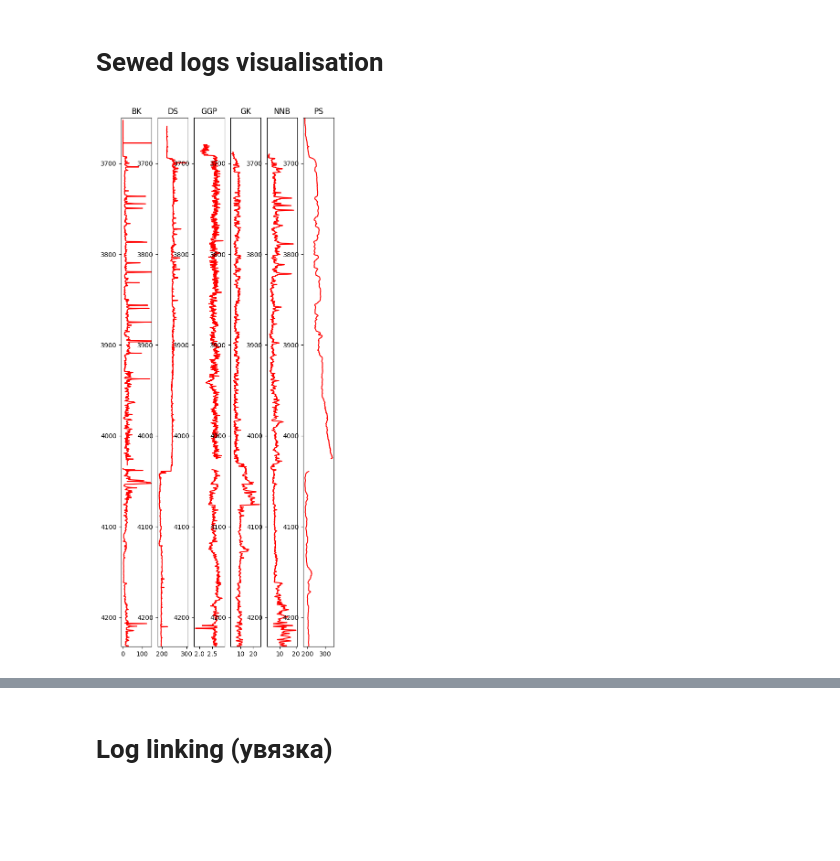
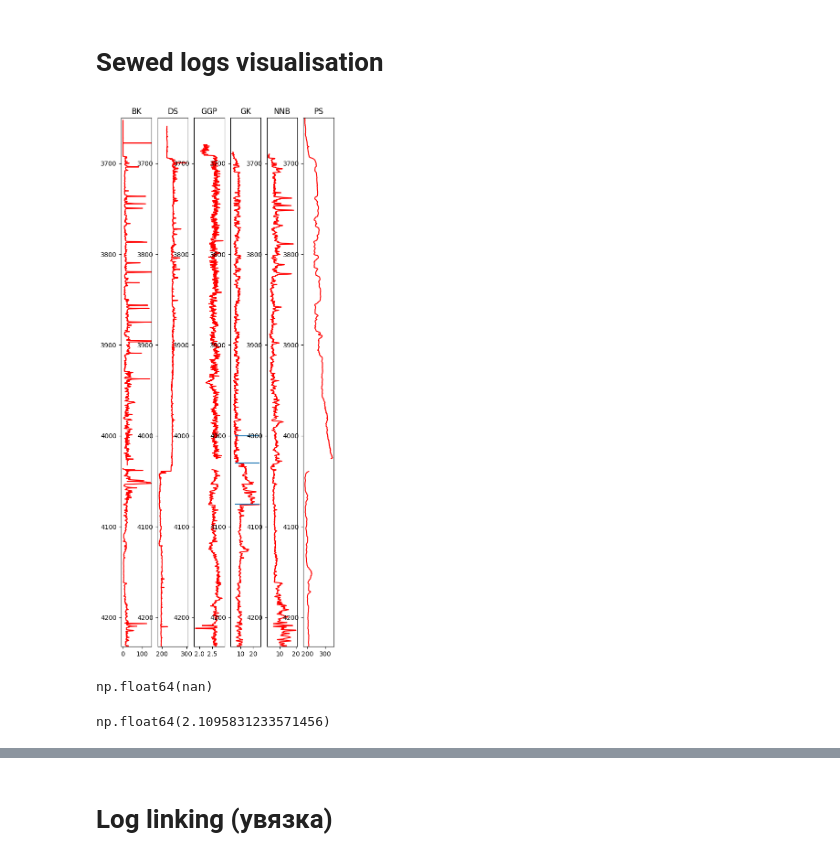
Before and after one commit to spaceswimmer/Pertoleum-Geology-Projects, a Jupyter notebook: Artemiy_Fishchuk_examples/02 Well data processing/well_processing.ipynb, the cells around one changed output, grey strips where cells are left out. Drawn from its saved outputs; the diff is of its cells as text; code cells hidden in the pictures; blank space fills up the shorter version.

```diff
--- a/Artemiy_Fishchuk_examples/02 Well data processing/well_processing.ipynb
+++ b/Artemiy_Fishchuk_examples/02 Well data processing/well_processing.ipynb
@@ -84,25 +84,27 @@ data['NNB_F'] = data['NNB'].combine_first(data['NNB_1'])
 # %%
 fig, axs = plt.subplots(1, 6)
 fig.set_size_inches(6,15)
 axs[0].plot(data.BK_F, data.index, c="red")
 axs[0].set_title("BK")
 axs[0].set_xlim((-10, 150))
 
 axs[1].plot(data.DS_F, data.index, c="red")
 axs[1].set_title("DS")
 
 axs[2].plot(data.GGP_F, data.index, c="red")
 axs[2].set_title("GGP")
 
 axs[3].plot(data.GK_F, data.index, c="red")
+axs[3].hlines([4000, 4030,4075], xmin=5, xmax=25)
 axs[3].set_title("GK")
 
 axs[4].plot(data.NNB_F, data.index, c="red")
 axs[4].set_title("NNB")
 
 axs[5].plot(data.PS_F, data.index, c="red")
 axs[5].set_title("PS")
 for ax in axs:
+
     ax.set_ylim((4232., 3650.))
 # %% [output]
-[figure, old version]
+[figure, new version]
@@ -108,0 +121,8 @@ for ax in axs:
+# %%
+test = np.clip((data.GK_F.values - gk_mean[0])/(gk_mean[1]-gk_mean[0]), 0, 1)
+# %% [output]
+np.float64(nan)
+# %%
+np.max(data.DGK_mean)
+# %% [output]
+np.float64(2.1095831233571456)
```
Also changed, not shown: parts of 3 cells of this notebook, 6 other files.
